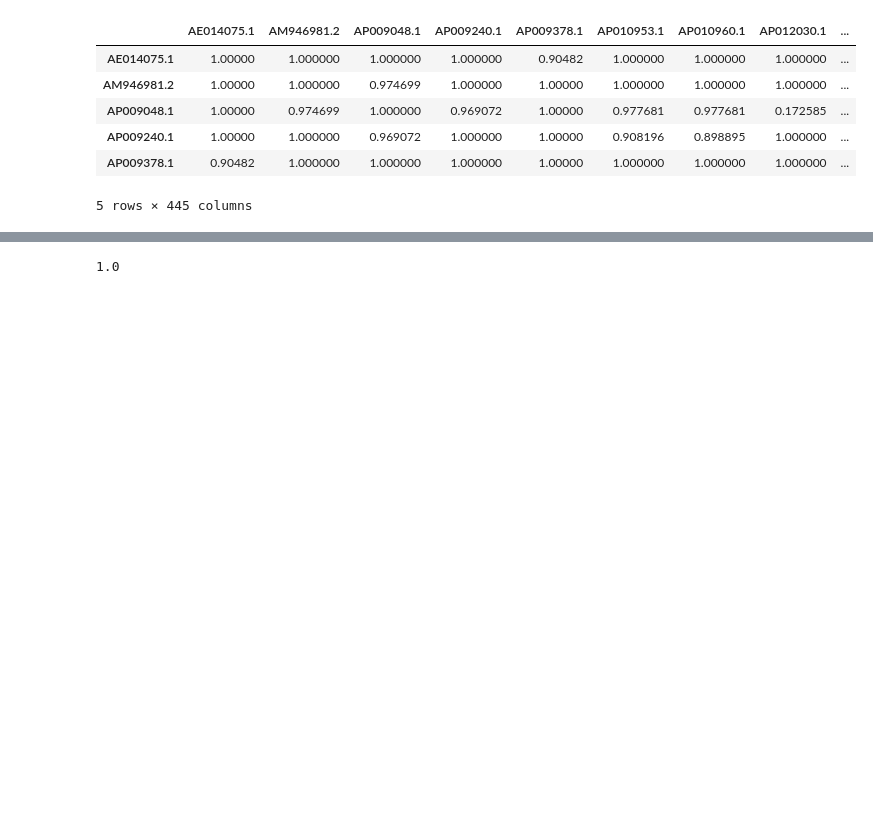
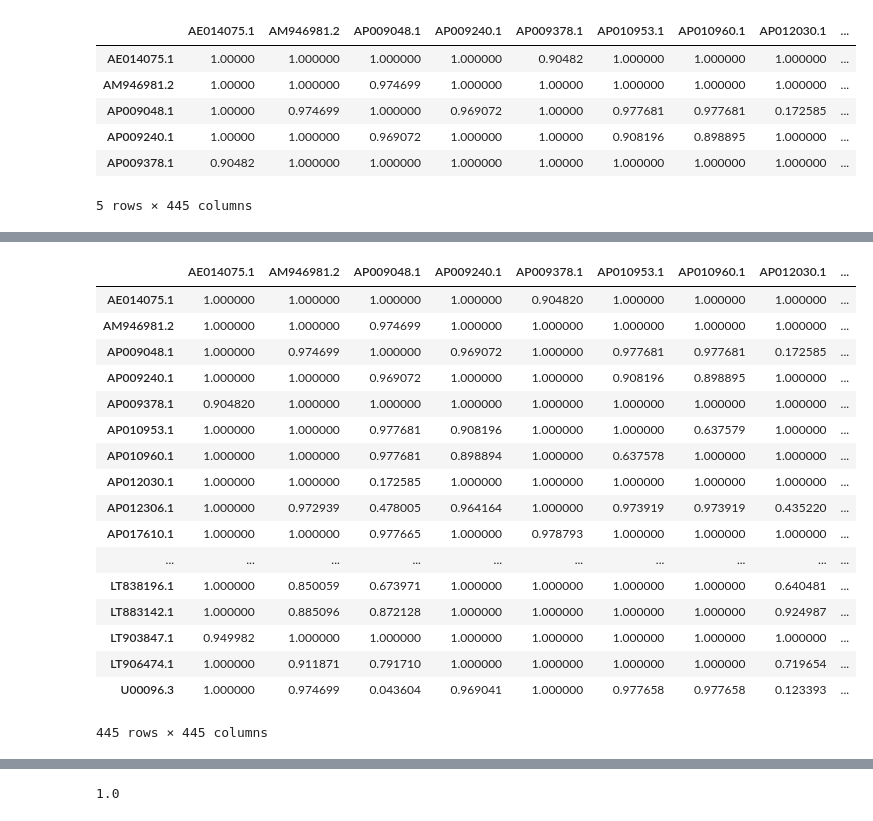
Before and after one commit to nekrut/notebooks, a Jupyter notebook: ecoli/Blast2Tree.ipynb, the cells around one changed output, grey strips where cells are left out. Cells and saved outputs as stored; diff of their text form; code cells hidden in the pictures; blank space fills up the shorter version.

```diff
--- a/ecoli/Blast2Tree.ipynb
+++ b/ecoli/Blast2Tree.ipynb
@@ -190,0 +193,21 @@ AE014075.1AM946981.2AP009048.1AP009240.1AP009378.1AP010953.1AP010960.1AP012030.1
+# %%
+dist_matrix
+# %% [output]
+|  | AE014075.1 | AM946981.2 | AP009048.1 | AP009240.1 | AP009378.1 | AP010953.1 | AP010960.1 | AP012030.1 | ... |
+| AE014075.1 | 1.000000 | 1.000000 | 1.000000 | 1.000000 | 0.904820 | 1.000000 | 1.000000 | 1.000000 | ... |
+| AM946981.2 | 1.000000 | 1.000000 | 0.974699 | 1.000000 | 1.000000 | 1.000000 | 1.000000 | 1.000000 | ... |
+| AP009048.1 | 1.000000 | 0.974699 | 1.000000 | 0.969072 | 1.000000 | 0.977681 | 0.977681 | 0.172585 | ... |
+| AP009240.1 | 1.000000 | 1.000000 | 0.969072 | 1.000000 | 1.000000 | 0.908196 | 0.898895 | 1.000000 | ... |
+| AP009378.1 | 0.904820 | 1.000000 | 1.000000 | 1.000000 | 1.000000 | 1.000000 | 1.000000 | 1.000000 | ... |
+| AP010953.1 | 1.000000 | 1.000000 | 0.977681 | 0.908196 | 1.000000 | 1.000000 | 0.637579 | 1.000000 | ... |
+| AP010960.1 | 1.000000 | 1.000000 | 0.977681 | 0.898894 | 1.000000 | 0.637578 | 1.000000 | 1.000000 | ... |
+| AP012030.1 | 1.000000 | 1.000000 | 0.172585 | 1.000000 | 1.000000 | 1.000000 | 1.000000 | 1.000000 | ... |
+| AP012306.1 | 1.000000 | 0.972939 | 0.478005 | 0.964164 | 1.000000 | 0.973919 | 0.973919 | 0.435220 | ... |
+| AP017610.1 | 1.000000 | 1.000000 | 0.977665 | 1.000000 | 0.978793 | 1.000000 | 1.000000 | 1.000000 | ... |
+| ... | ... | ... | ... | ... | ... | ... | ... | ... | ... |
+| LT838196.1 | 1.000000 | 0.850059 | 0.673971 | 1.000000 | 1.000000 | 1.000000 | 1.000000 | 0.640481 | ... |
+| LT883142.1 | 1.000000 | 0.885096 | 0.872128 | 1.000000 | 1.000000 | 1.000000 | 1.000000 | 0.924987 | ... |
+| LT903847.1 | 0.949982 | 1.000000 | 1.000000 | 1.000000 | 1.000000 | 1.000000 | 1.000000 | 1.000000 | ... |
+| LT906474.1 | 1.000000 | 0.911871 | 0.791710 | 1.000000 | 1.000000 | 1.000000 | 1.000000 | 0.719654 | ... |
+| U00096.3 | 1.000000 | 0.974699 | 0.043604 | 0.969041 | 1.000000 | 0.977658 | 0.977658 | 0.123393 | ... |
+445 rows × 445 columns
```
Also changed, not shown: parts of 48 cells of this notebook.
